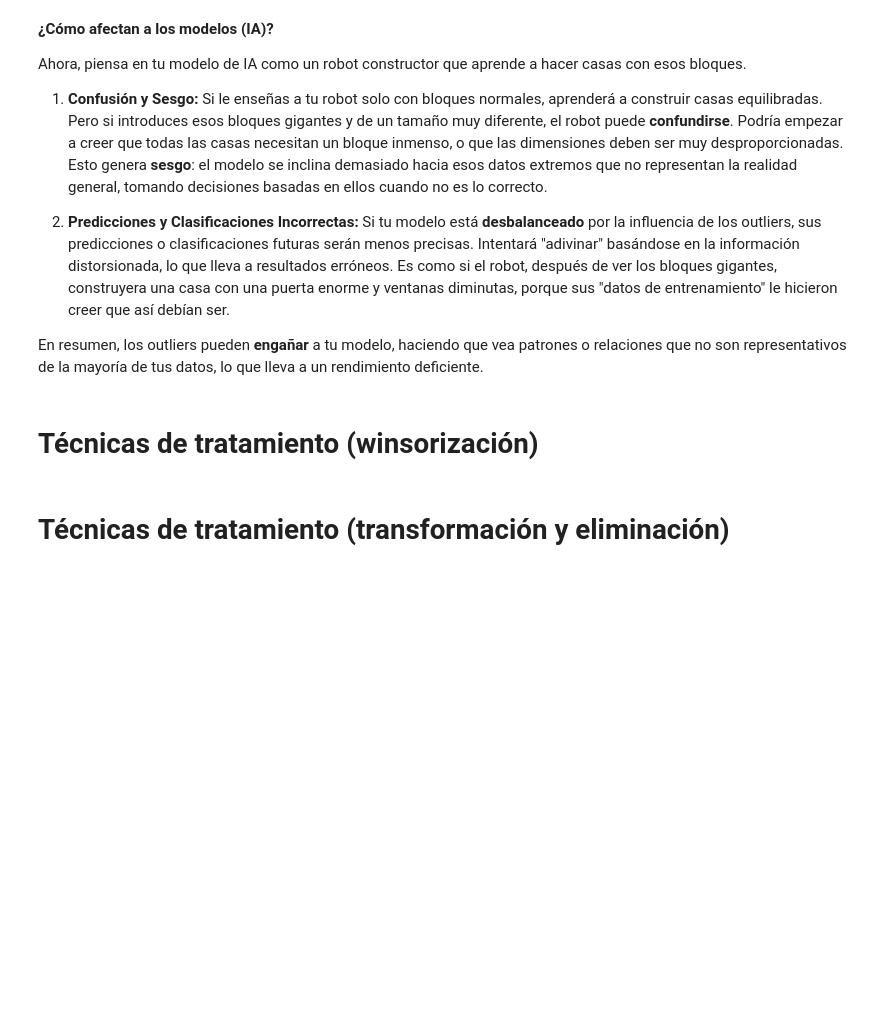
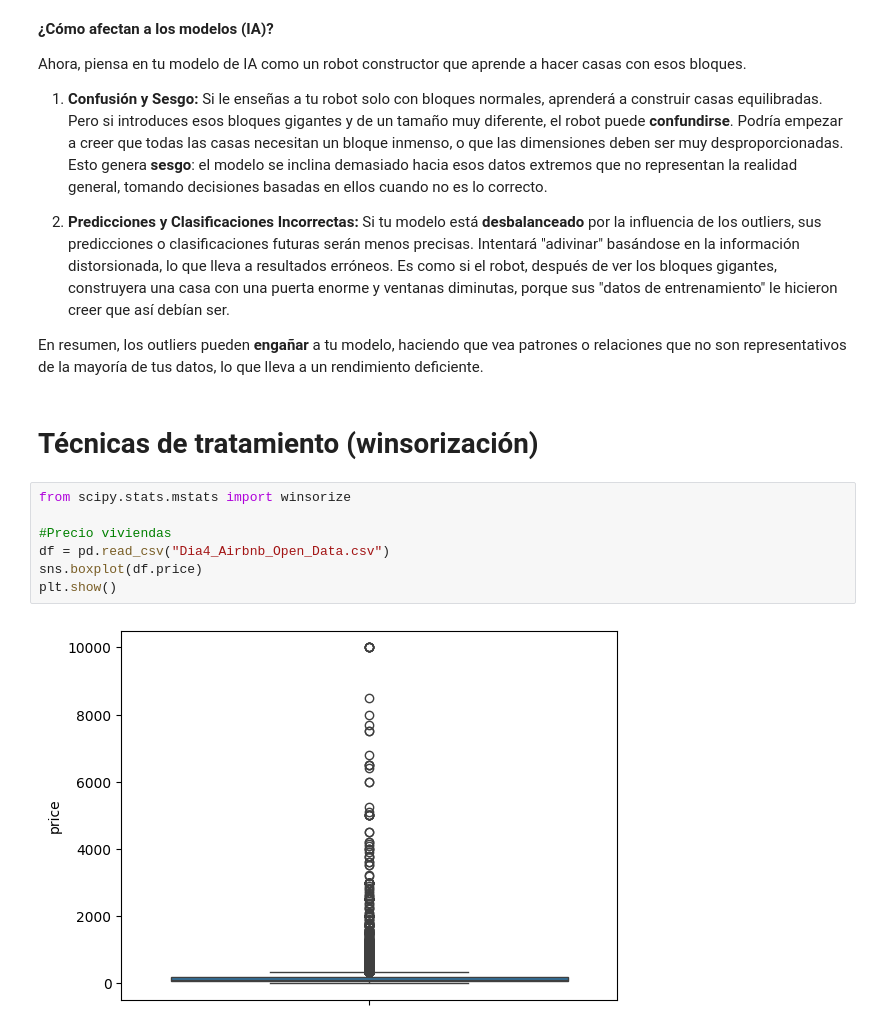
Before and after one commit to junortiz/Feature_Engineering_Avanzado, a Jupyter notebook: 3_Deteccion_Tratamiento_Outliers.ipynb, the cells around one changed output. Saved outputs shown, nothing was run; the diff lists cells and outputs as text; blank space fills up the shorter version.

```diff
--- a/3_Deteccion_Tratamiento_Outliers.ipynb
+++ b/3_Deteccion_Tratamiento_Outliers.ipynb
@@ -387,5 +387,12 @@ Ahora, piensa en tu modelo de IA como un robot constructor que aprende a hacer c
 En resumen, los outliers pueden **engañar** a tu modelo, haciendo que vea patrones o relaciones que no son representativos de la mayoría de tus datos, lo que lleva a un rendimiento deficiente.
 # %% [markdown]
 # Técnicas de tratamiento (winsorización)
-# %% [markdown]
-# Técnicas de tratamiento (transformación y eliminación)
+# %%
+from scipy.stats.mstats import winsorize
+
+#Precio viviendas
+df = pd.read_csv("Dia4_Airbnb_Open_Data.csv")
+sns.boxplot(df.price)
+plt.show()
+# %% [output]
+[figure, added]
```
Also changed, not shown: parts of 4 cells of this notebook, 4 other files.
